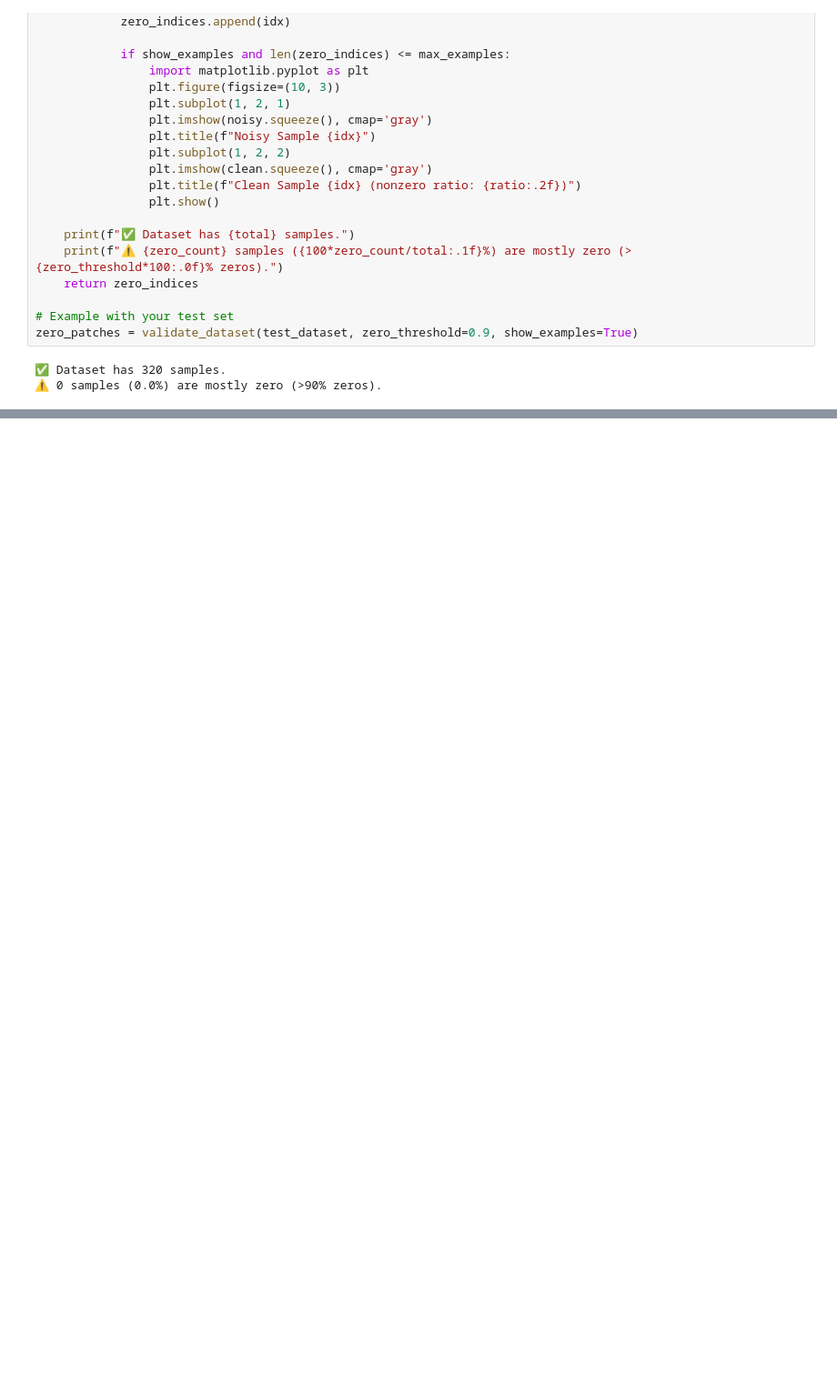
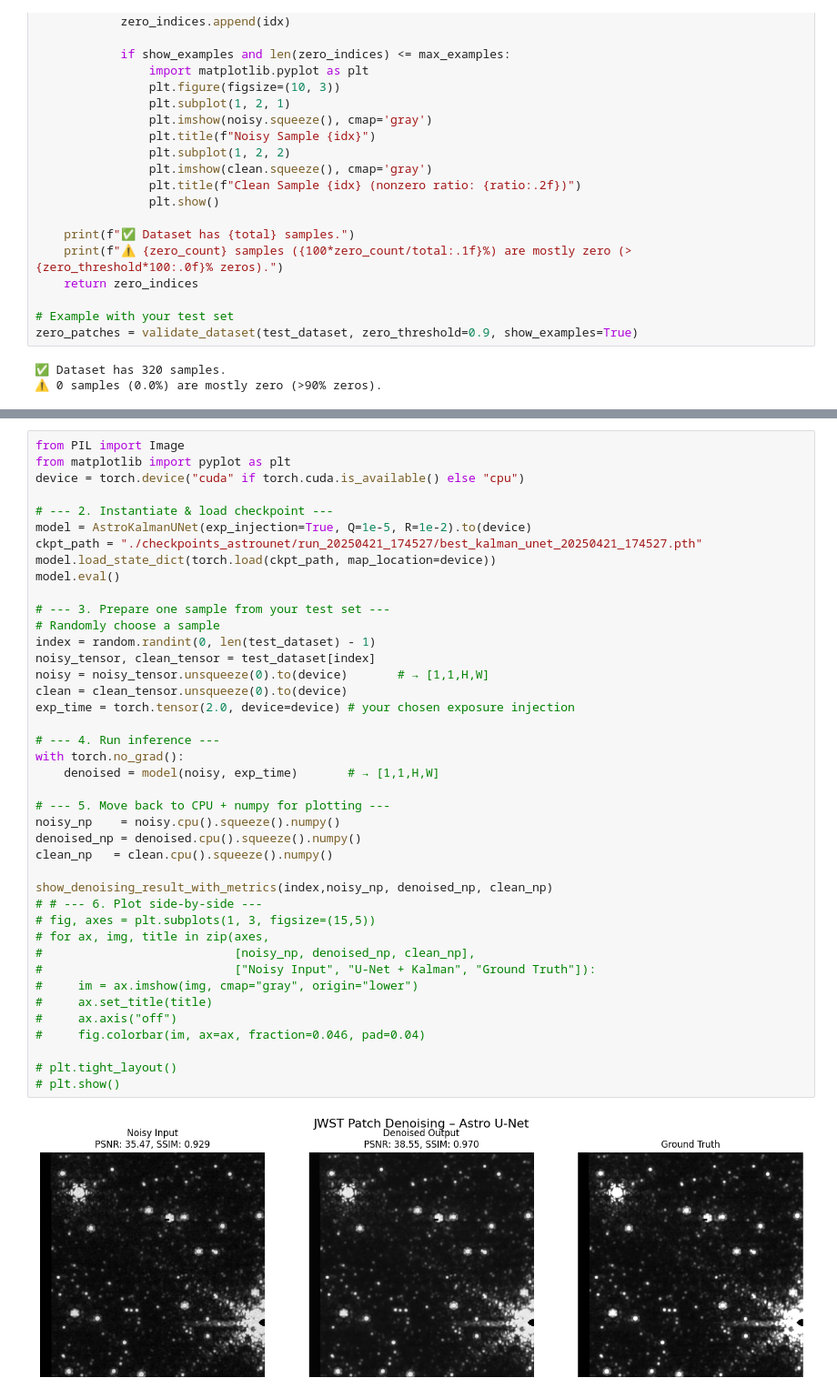
Before and after one commit to joelkny97/JWST-AstroNet, a Jupyter notebook: src/AstroUNet-JWST-checkpoint.ipynb, the cells around one changed output, grey strips where cells are left out. Shown at 91% size. Saved outputs shown, nothing was run; the diff lists cells and outputs as text; blank space fills up the shorter version.

Commit message:
added visuals, results, added Kalman filter UNet, added composites, star detection

```diff
--- a/src/AstroUNet-JWST-checkpoint.ipynb
+++ b/src/AstroUNet-JWST-checkpoint.ipynb
@@ -713,0 +979,43 @@ zero_patches = validate_dataset(test_dataset, zero_threshold=0.9, show_examples=
+# %%
+from PIL import Image
+from matplotlib import pyplot as plt
+device = torch.device("cuda" if torch.cuda.is_available() else "cpu")
+
+# --- 2. Instantiate & load checkpoint ---
+model = AstroKalmanUNet(exp_injection=True, Q=1e-5, R=1e-2).to(device)
+ckpt_path = "./checkpoints_astrounet/run_20250421_174527/best_kalman_unet_20250421_174527.pth"
+model.load_state_dict(torch.load(ckpt_path, map_location=device))
+model.eval()
+
+# --- 3. Prepare one sample from your test set ---
+# Randomly choose a sample
+index = random.randint(0, len(test_dataset) - 1)
+noisy_tensor, clean_tensor = test_dataset[index]
+noisy = noisy_tensor.unsqueeze(0).to(device)       # → [1,1,H,W]
+clean = clean_tensor.unsqueeze(0).to(device)
+exp_time = torch.tensor(2.0, device=device) # your chosen exposure injection
+
+# --- 4. Run inference ---
+with torch.no_grad():
+    denoised = model(noisy, exp_time)       # → [1,1,H,W]
+
+# --- 5. Move back to CPU + numpy for plotting ---
+noisy_np    = noisy.cpu().squeeze().numpy()
+denoised_np = denoised.cpu().squeeze().numpy()
+clean_np   = clean.cpu().squeeze().numpy()
+
+show_denoising_result_with_metrics(index,noisy_np, denoised_np, clean_np)
+# # --- 6. Plot side‑by‑side ---
+# fig, axes = plt.subplots(1, 3, figsize=(15,5))
+# for ax, img, title in zip(axes,
+#                           [noisy_np, denoised_np, clean_np],
+#                           ["Noisy Input", "U‑Net + Kalman", "Ground Truth"]):
+#     im = ax.imshow(img, cmap="gray", origin="lower")
+#     ax.set_title(title)
+#     ax.axis("off")
+#     fig.colorbar(im, ax=ax, fraction=0.046, pad=0.04)
+
+# plt.tight_layout()
+# plt.show()
+# %% [output]
+[figure, added]
```
Also changed, not shown: parts of 13 cells of this notebook, 12 other files.
